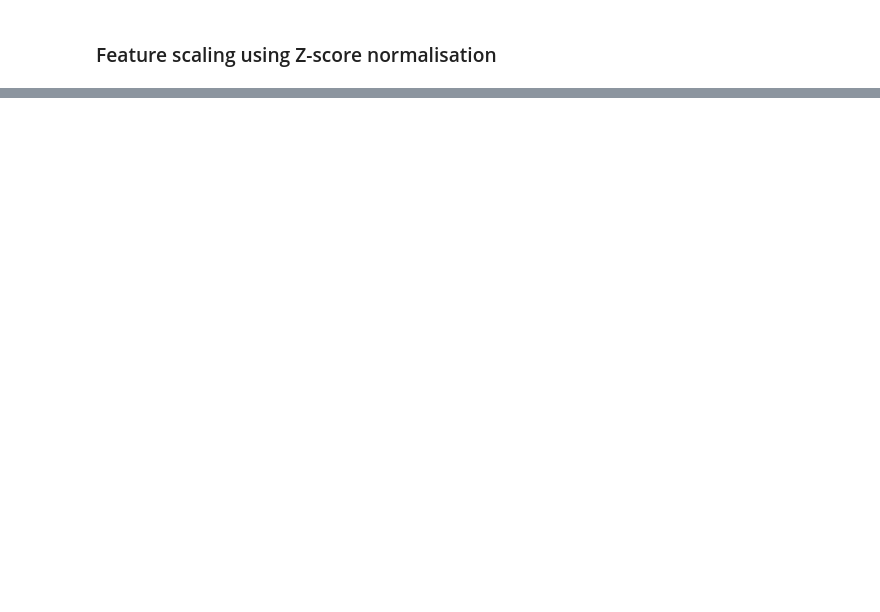
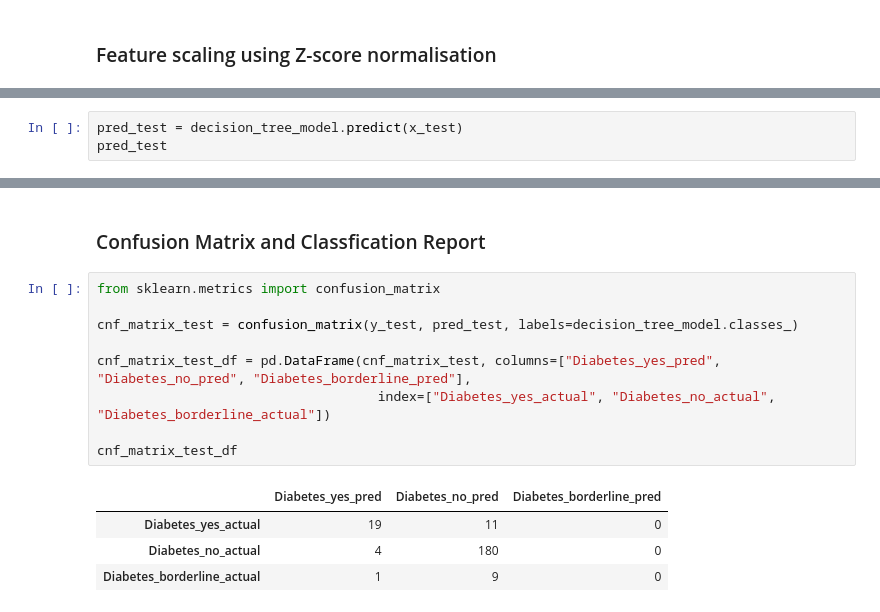
Before and after one commit to ryansoh-42/interpretable-ML-T2DM, a Jupyter notebook: notebooks/04_model_training.ipynb, the cells around one changed output, grey strips where cells are left out. Cells and saved outputs as stored; diff of their text form; blank space fills up the shorter version.

```diff
--- a/notebooks/04_model_training.ipynb
+++ b/notebooks/04_model_training.ipynb
@@ -63,0 +158,3 @@ x_test_scaled = scaler.transform(x_test[vars_to_scale])
+# %%
+pred_test = decision_tree_model.predict(x_test)
+pred_test
@@ -63,0 +185,16 @@ x_test_scaled = scaler.transform(x_test[vars_to_scale])
+# %% [markdown]
+### Confusion Matrix and Classfication Report
+# %%
+from sklearn.metrics import confusion_matrix
+
+cnf_matrix_test = confusion_matrix(y_test, pred_test, labels=decision_tree_model.classes_)
+
+cnf_matrix_test_df = pd.DataFrame(cnf_matrix_test, columns=["Diabetes_yes_pred", "Diabetes_no_pred", "Diabetes_borderline_pred"],
+                                    index=["Diabetes_yes_actual", "Diabetes_no_actual", "Diabetes_borderline_actual"])
+
+cnf_matrix_test_df
+# %% [output]
+|  | Diabetes_yes_pred | Diabetes_no_pred | Diabetes_borderline_pred |
+| Diabetes_yes_actual | 19 | 11 | 0 |
+| Diabetes_no_actual | 4 | 180 | 0 |
+| Diabetes_borderline_actual | 1 | 9 | 0 |
```
Also changed, not shown: parts of 15 cells of this notebook, 3 other files.
